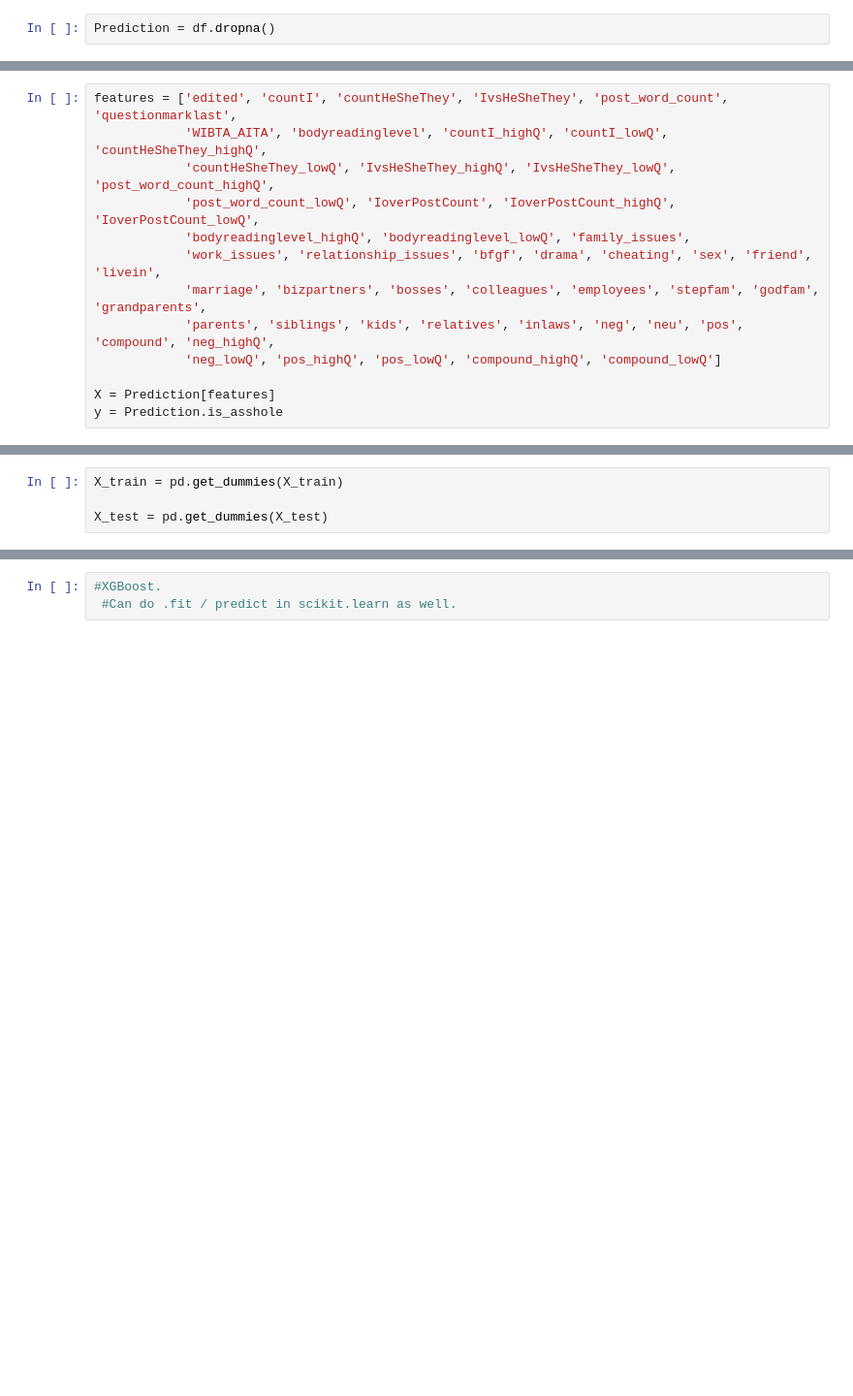
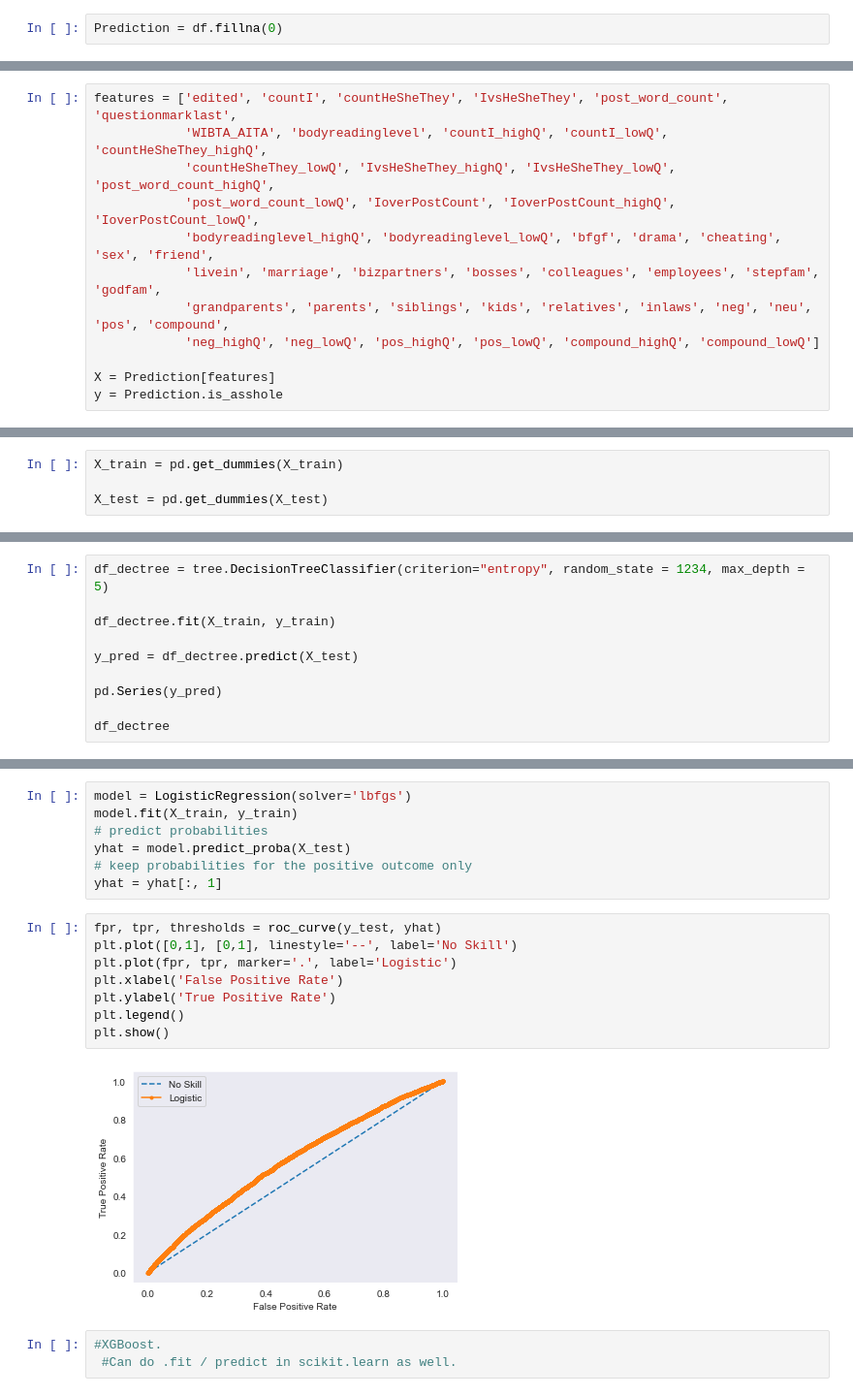
Before and after one commit to rjmalka/Capstone2_AITA, a Jupyter notebook: AITA_EDA v1.2_FINAL.ipynb, the cells around one changed output, grey strips where cells are left out. Shown at 97% size. Saved outputs shown, nothing was run; the diff lists cells and outputs as text; blank space fills up the shorter version.

```diff
--- a/AITA_EDA v1.2_FINAL.ipynb
+++ b/AITA_EDA v1.2_FINAL.ipynb
@@ -1877,2 +1921,2 @@ from sklearn import tree, metrics
 # %%
-Prediction = df.dropna()
+Prediction = df.fillna(0)
@@ -1881,11 +1929,10 @@ features = ['edited', 'countI', 'countHeSheThey', 'IvsHeSheThey', 'post_word_cou
             'WIBTA_AITA', 'bodyreadinglevel', 'countI_highQ', 'countI_lowQ', 'countHeSheThey_highQ',
             'countHeSheThey_lowQ', 'IvsHeSheThey_highQ', 'IvsHeSheThey_lowQ', 'post_word_count_highQ',
             'post_word_count_lowQ', 'IoverPostCount', 'IoverPostCount_highQ', 'IoverPostCount_lowQ',
-            'bodyreadinglevel_highQ', 'bodyreadinglevel_lowQ', 'family_issues',
-            'work_issues', 'relationship_issues', 'bfgf', 'drama', 'cheating', 'sex', 'friend', 'livein',
-            'marriage', 'bizpartners', 'bosses', 'colleagues', 'employees', 'stepfam', 'godfam', 'grandparents',
-            'parents', 'siblings', 'kids', 'relatives', 'inlaws', 'neg', 'neu', 'pos', 'compound', 'neg_highQ',
-            'neg_lowQ', 'pos_highQ', 'pos_lowQ', 'compound_highQ', 'compound_lowQ']
+            'bodyreadinglevel_highQ', 'bodyreadinglevel_lowQ', 'bfgf', 'drama', 'cheating', 'sex', 'friend',
+            'livein', 'marriage', 'bizpartners', 'bosses', 'colleagues', 'employees', 'stepfam', 'godfam',
+            'grandparents', 'parents', 'siblings', 'kids', 'relatives', 'inlaws', 'neg', 'neu', 'pos', 'compound',
+            'neg_highQ', 'neg_lowQ', 'pos_highQ', 'pos_lowQ', 'compound_highQ', 'compound_lowQ']
 
 X = Prediction[features]
 y = Prediction.is_asshole
@@ -1919,0 +1947,10 @@ DecisionTreeClassifier(class_weight=None, criterion='entropy', max_depth=3,
+# %%
+df_dectree = tree.DecisionTreeClassifier(criterion="entropy", random_state = 1234, max_depth = 5)
+
+df_dectree.fit(X_train, y_train)
+
+y_pred = df_dectree.predict(X_test)
+
+pd.Series(y_pred)
+
+df_dectree
@@ -1951,3 +2049,20 @@ print('Recall score' , metrics.recall_score(y_test,y_pred, pos_label = "NO"))
+# %%
+model = LogisticRegression(solver='lbfgs')
+model.fit(X_train, y_train)
+# predict probabilities
+yhat = model.predict_proba(X_test)
+# keep probabilities for the positive outcome only
+yhat = yhat[:, 1]
+# %%
+fpr, tpr, thresholds = roc_curve(y_test, yhat)
+plt.plot([0,1], [0,1], linestyle='--', label='No Skill')
+plt.plot(fpr, tpr, marker='.', label='Logistic')
+plt.xlabel('False Positive Rate')
+plt.ylabel('True Positive Rate')
+plt.legend()
+plt.show()
+# %% [output]
+[figure, added]
 # %%
 #XGBoost.
  #Can do .fit / predict in scikit.learn as well.
```
Also changed, not shown: parts of 22 cells of this notebook.
